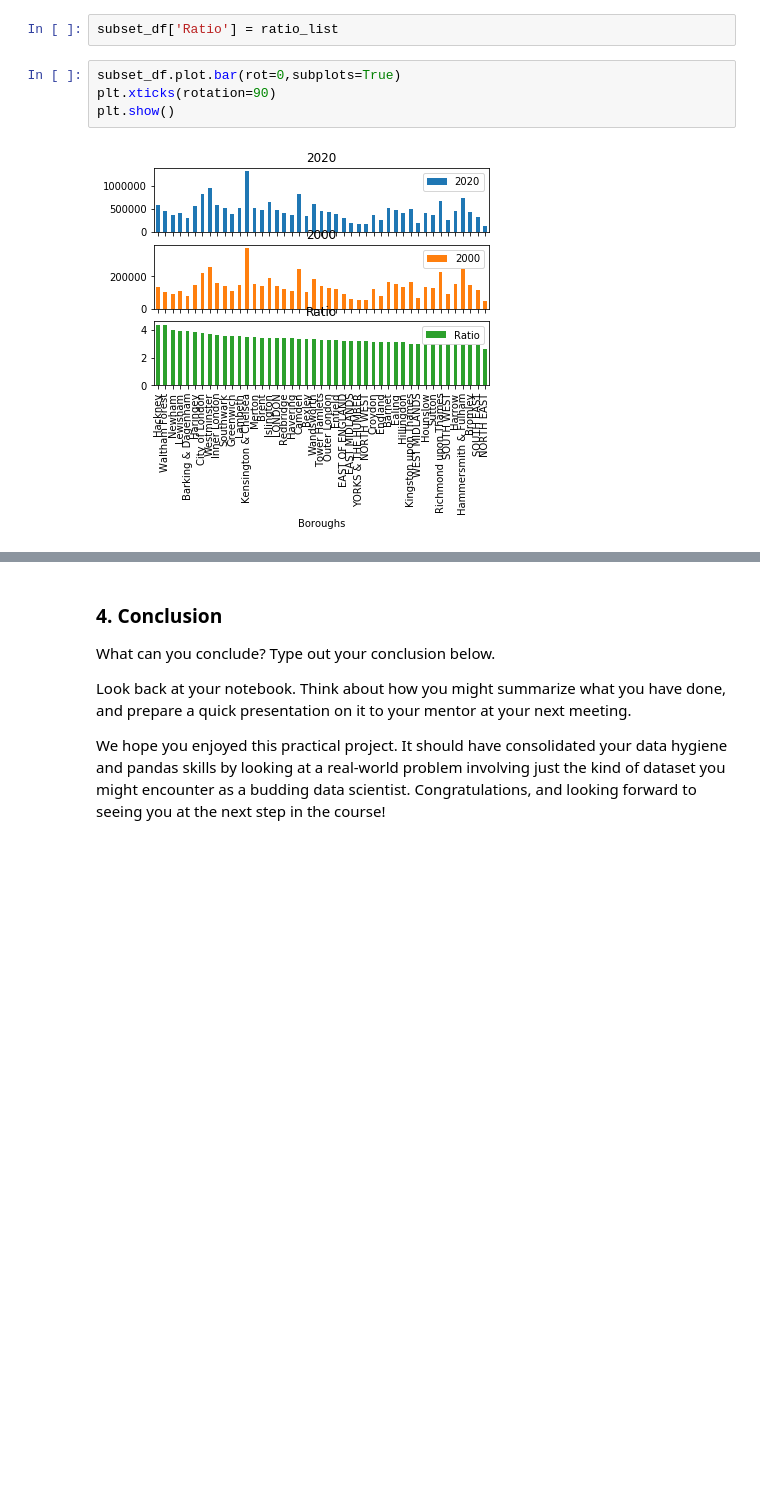
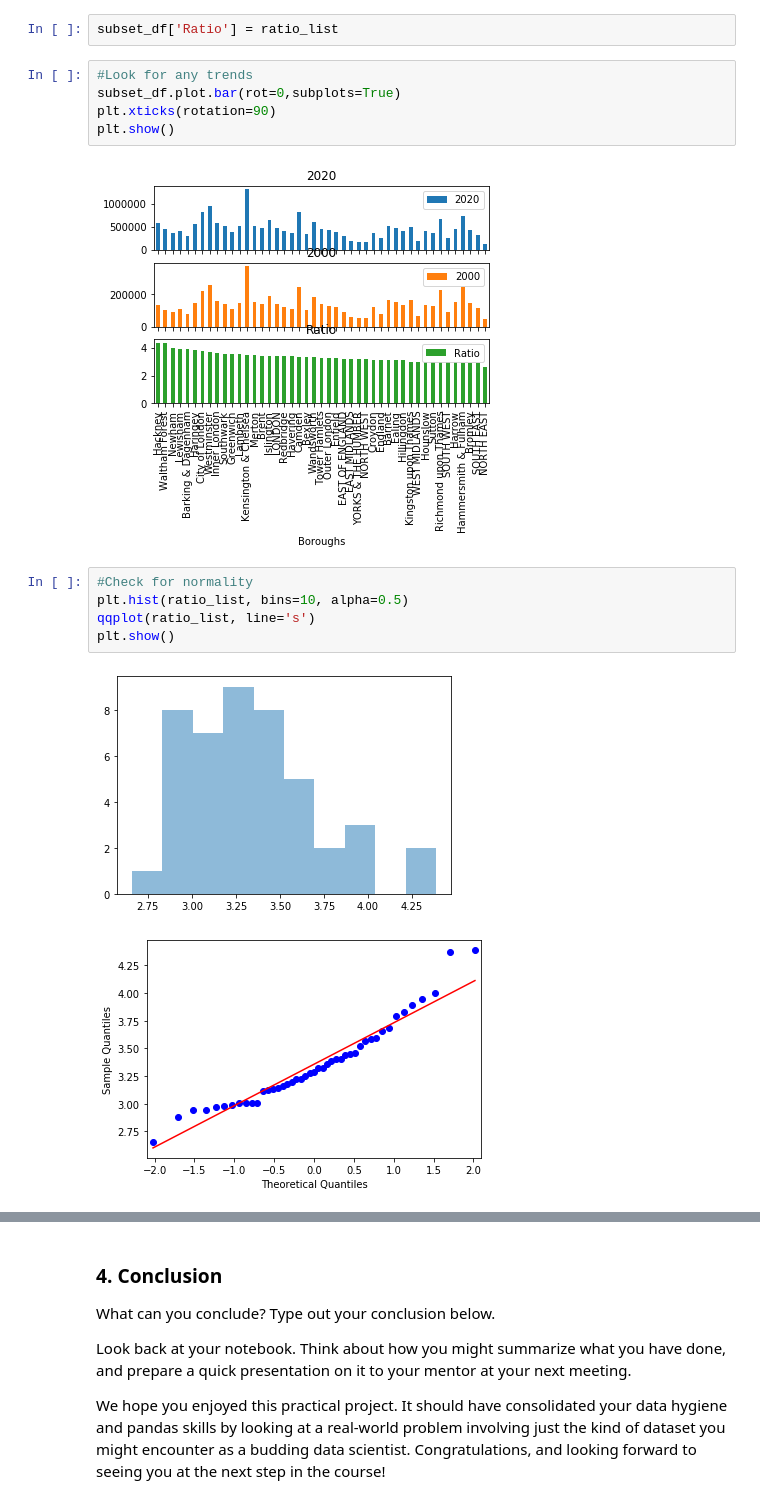
Before and after one commit to Alan-Phan/Springboard, a Jupyter notebook: Unit 4 Challenge - Tier 3.ipynb, the cells around one changed output, grey strips where cells are left out. Cells and saved outputs as stored; diff of their text form; blank space fills up the shorter version.

```diff
--- a/Unit 4 Challenge - Tier 3.ipynb
+++ b/Unit 4 Challenge - Tier 3.ipynb
@@ -335,8 +340,17 @@ subset_df = subset_df.set_index('Boroughs')
 # %%
 subset_df['Ratio'] = ratio_list
 # %%
+#Look for any trends
 subset_df.plot.bar(rot=0,subplots=True)
 plt.xticks(rotation=90)
 plt.show()
 # %% [output]
 [figure]
+# %%
+#Check for normality
+plt.hist(ratio_list, bins=10, alpha=0.5)
+qqplot(ratio_list, line='s')
+plt.show()
+# %% [output]
+[figure, added]
+[figure, added]
```
Also changed, not shown: parts of 4 cells of this notebook.
